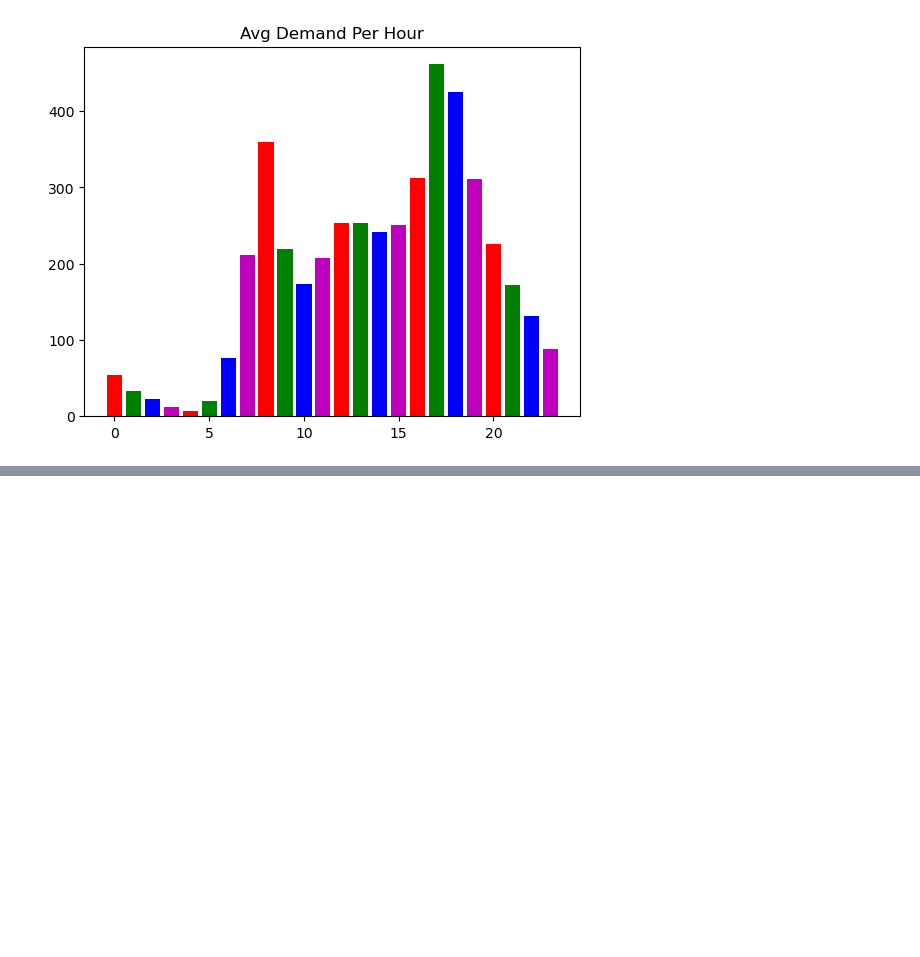
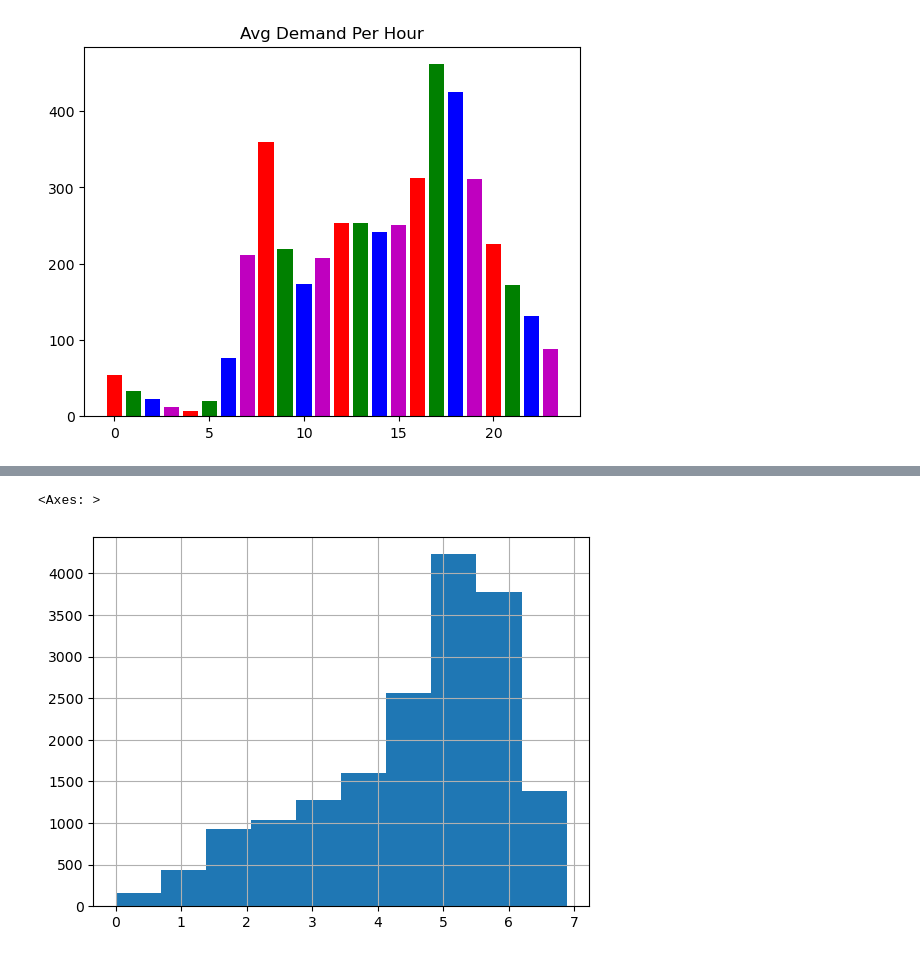
Before and after one commit to vishaltechevangelist/project-bike-demand-predictions, a Jupyter notebook: Bike Sharing Demand Prediction .ipynb, the cells around one changed output, grey strips where cells are left out. Cells and saved outputs as stored; diff of their text form; code cells hidden in the pictures; blank space fills up the shorter version.

```diff
--- a/Bike Sharing Demand Prediction .ipynb
+++ b/Bike Sharing Demand Prediction .ipynb
@@ -144,0 +269,6 @@ Text(0.5, 1.0, 'Avg Demand Per Hour')
+# %%
+log_bike_demand = np.log(bikes_prep['demand'])
+log_bike_demand.hist()
+# %% [output]
+<Axes: >
+[figure, added]
```
Also changed, not shown: parts of 21 cells of this notebook.
